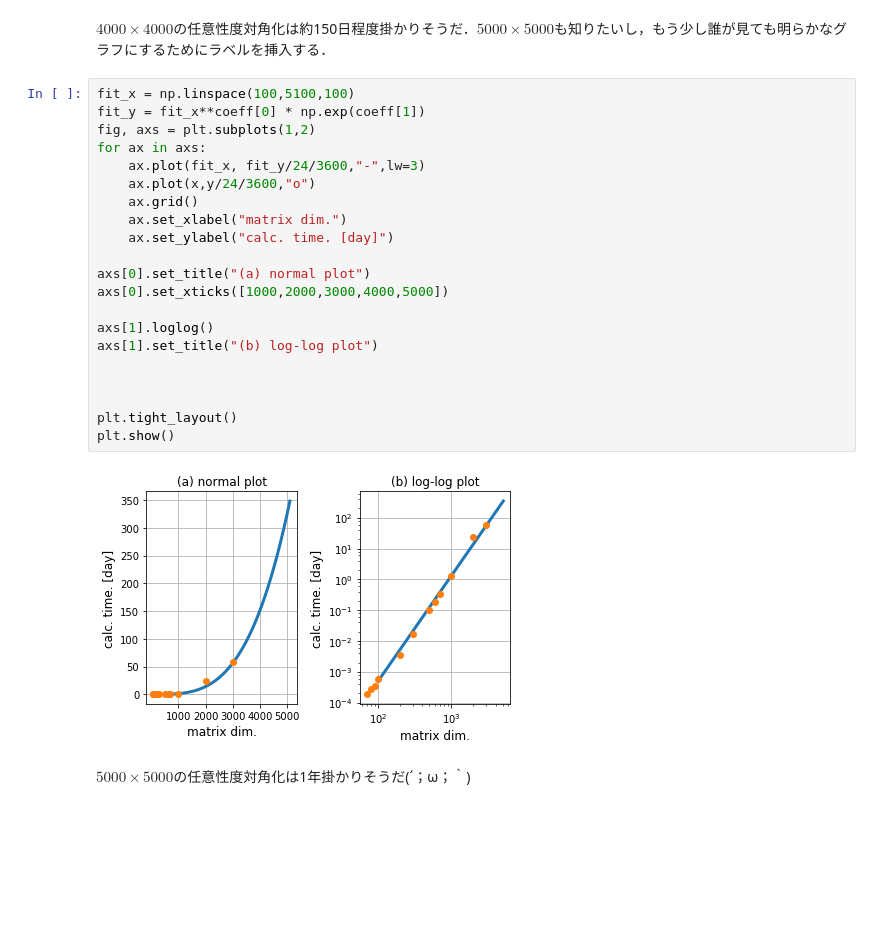
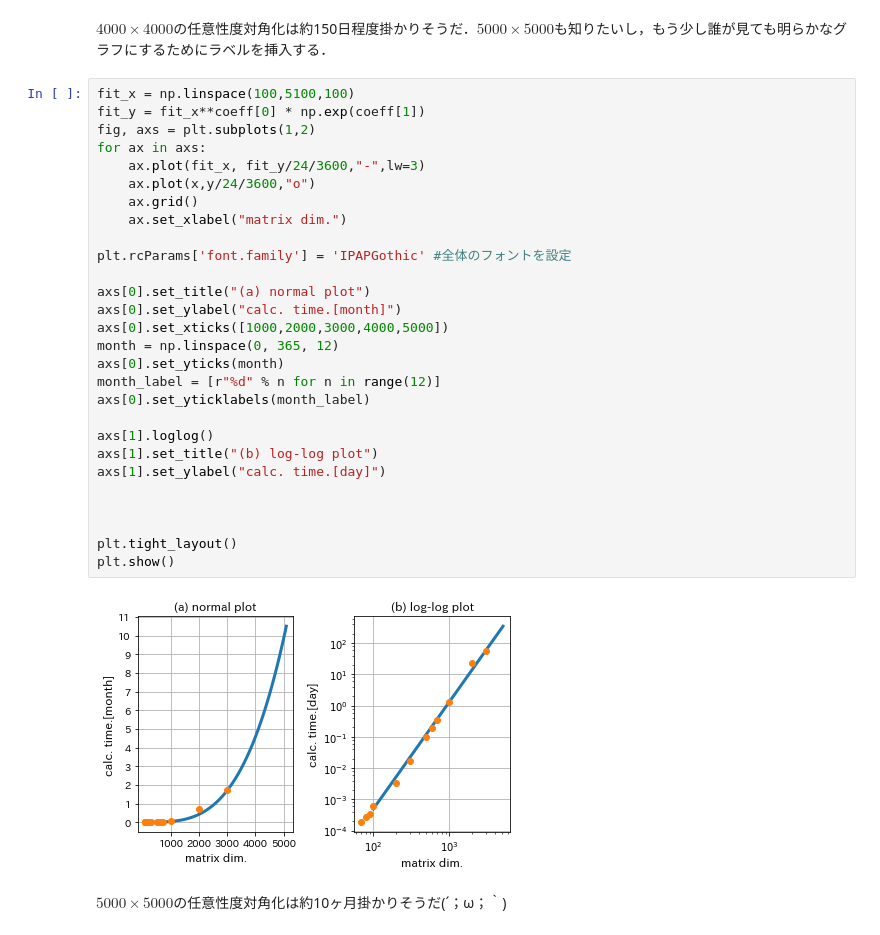
Before and after one commit to hanada-yasutaka/private-notes, a Jupyter notebook: pythonstep/step3.ipynb, the cells around one changed output. Cells and saved outputs as stored; diff of their text form; blank space fills up the shorter version.

```diff
--- a/pythonstep/step3.ipynb
+++ b/pythonstep/step3.ipynb
@@ -279,25 +279,32 @@ $4000\times4000$の任意性度対角化は約150日程度掛かりそうだ．$
 # %%
 fit_x = np.linspace(100,5100,100)
 fit_y = fit_x**coeff[0] * np.exp(coeff[1])
 fig, axs = plt.subplots(1,2)
 for ax in axs:
     ax.plot(fit_x, fit_y/24/3600,"-",lw=3)
     ax.plot(x,y/24/3600,"o")
     ax.grid()
     ax.set_xlabel("matrix dim.")
-    ax.set_ylabel("calc. time. [day]")
+
+plt.rcParams['font.family'] = 'IPAPGothic' #全体のフォントを設定
 
 axs[0].set_title("(a) normal plot")
+axs[0].set_ylabel("calc. time.[month]")
 axs[0].set_xticks([1000,2000,3000,4000,5000])
+month = np.linspace(0, 365, 12)
+axs[0].set_yticks(month)
+month_label = [r"%d" % n for n in range(12)]
+axs[0].set_yticklabels(month_label)
 
 axs[1].loglog()
 axs[1].set_title("(b) log-log plot")
+axs[1].set_ylabel("calc. time.[day]")
 
 
 
 plt.tight_layout()
 plt.show()
 # %% [output]
-[figure, old version]
+[figure, new version]
 # %% [markdown]
-$5000\times5000$の任意性度対角化は1年掛かりそうだ(´；ω；｀)
+$5000\times5000$の任意性度対角化は約10ヶ月掛かりそうだ(´；ω；｀)
```
